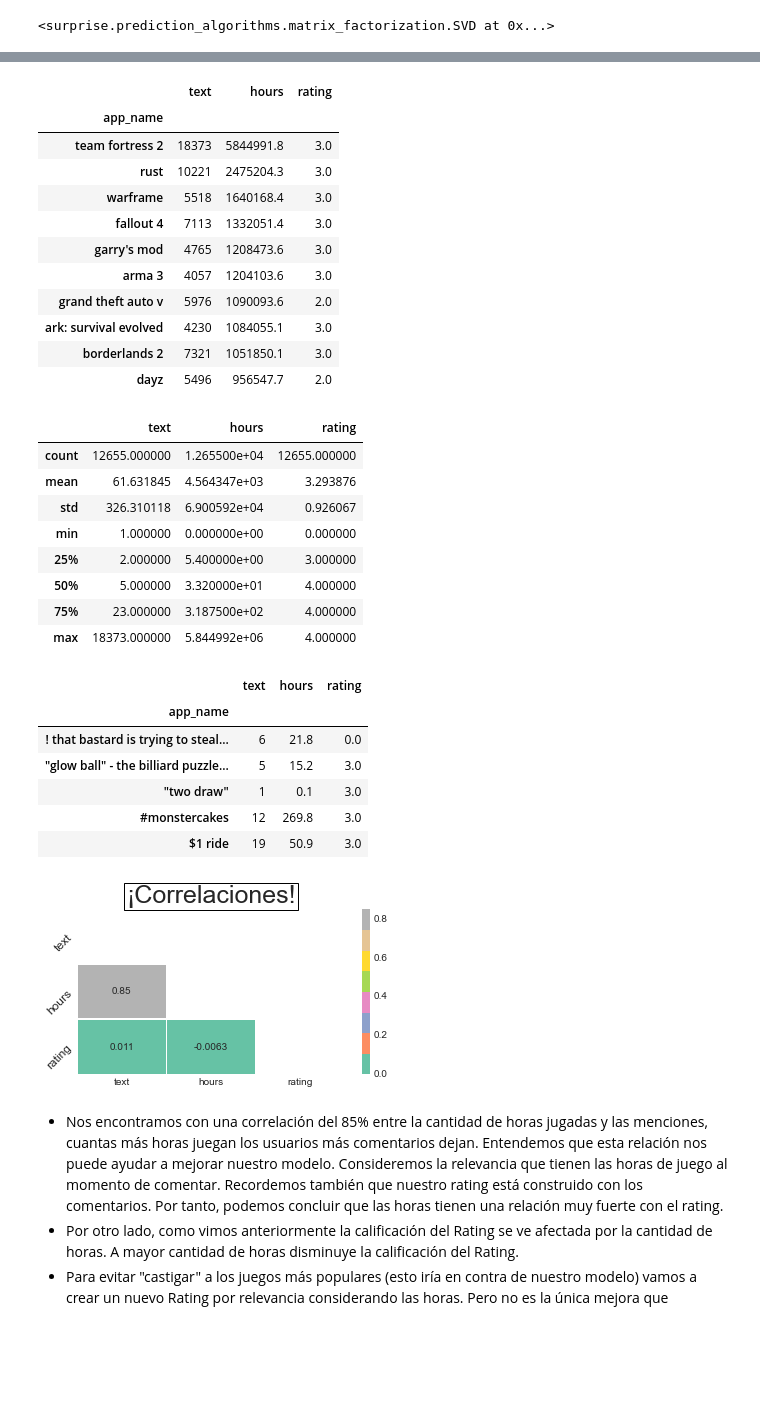
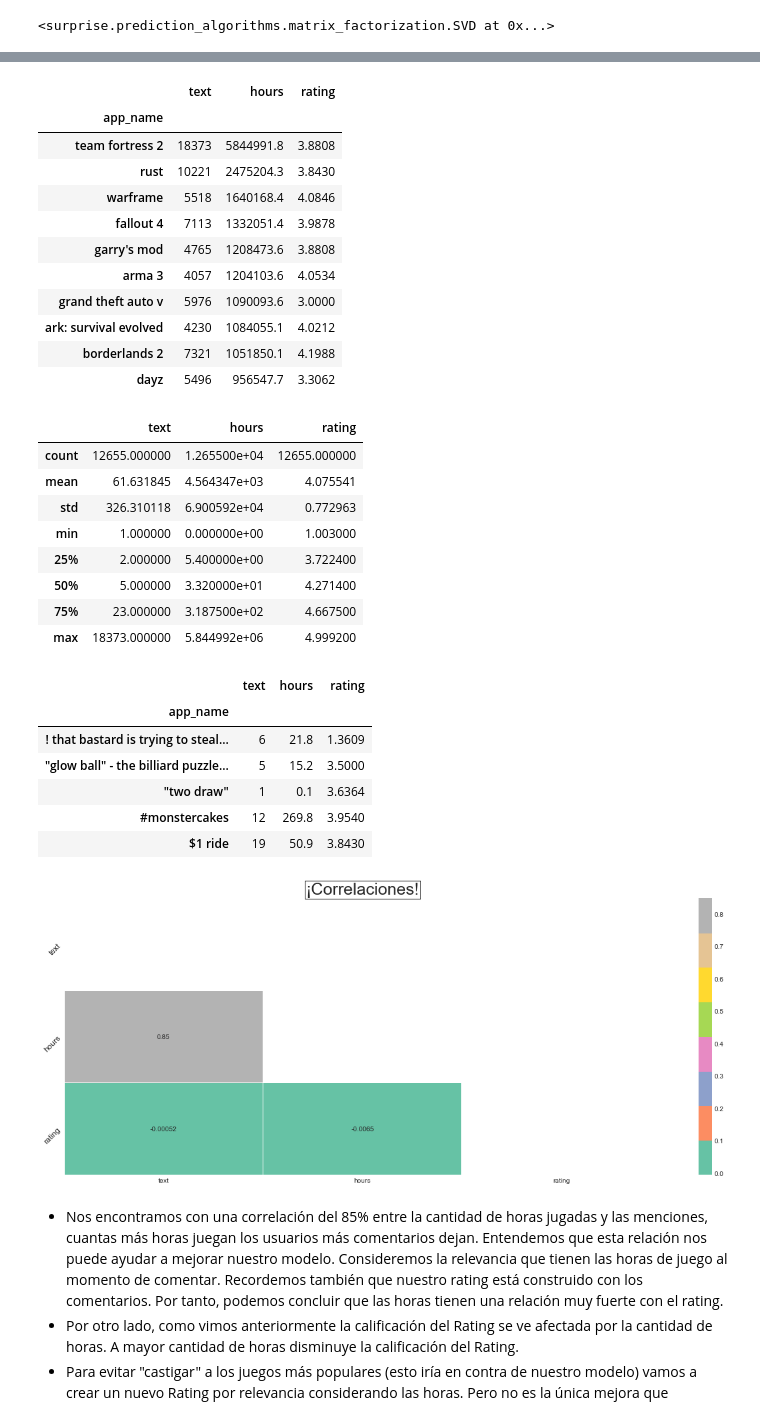
Before and after one commit to datosalaobra/ACAMICA_PROJECT_3, a Jupyter notebook: DiegoRodriguez_Proyecto_03_SR.ipynb, the cells around one changed output, grey strips where cells are left out. Cells and saved outputs as stored; diff of their text form; code cells hidden in the pictures; blank space fills up the shorter version.

```diff
--- a/DiegoRodriguez_Proyecto_03_SR.ipynb
+++ b/DiegoRodriguez_Proyecto_03_SR.ipynb
@@ -371,7 +345,7 @@ def polaridad(text):
 df['lemma_comments']=df['lemma_comments'].apply(polaridad)
 # %%
 # Reescalamos los datos decodificados de las reviews para obtener un "Rating de 5 estrellas".
-min_max_scaler = preprocessing.MinMaxScaler(feature_range=(0,5))
+min_max_scaler = preprocessing.MinMaxScaler(feature_range=(1,5))
 comentarios_lemma_scaled = min_max_scaler.fit_transform(df[['lemma_comments']])
 df_comentarios_lemma_scaled = pd.DataFrame(comentarios_lemma_scaled)
 # Agregamos la columna de rating de 5 estrellas.
@@ -447,11 +421,11 @@ Cantidad de filas y columnas: (779951, 17)
 * ¿Cuantos juegos hay en total?, ¿Y usuarios?, ¿Cuantos usuarios únicos tenemos?, ¿Cuantas calificaciones totales tenemos?
 # %%
 # Echemos un vistazo a la extensión del conjunto de datos y las calificaciones de los usuarios para responder nuestras preguntas iniciales.
-df.rating = df.rating.astype(int)
+#df.rating = df.rating.astype(int)
 
 fig, ax = plt.subplots(figsize=[20,10])
 plt.style.use('seaborn-white')
-sns.histplot(data=df,y=df['rating'],ax=ax,bins=10, palette='Set2',multiple='dodge',
+sns.histplot(data=df,y=df['rating'],ax=ax,bins=9, color='red', label='rating',palette='Set2',multiple='dodge',
              element='step',stat='density', common_norm=False)
 
 # get movie count
@@ -788,29 +839,29 @@ top_coments.sort_values('hours',ascending=False).head(10)
 # %% [output]
 |  | text | hours | rating |
 | app_name |  |  |  |
-| team fortress 2 | 18373 | 5844991.8 | 3.0 |
-| rust | 10221 | 2475204.3 | 3.0 |
-| warframe | 5518 | 1640168.4 | 3.0 |
-| fallout 4 | 7113 | 1332051.4 | 3.0 |
-| garry's mod | 4765 | 1208473.6 | 3.0 |
-| arma 3 | 4057 | 1204103.6 | 3.0 |
-| grand theft auto v | 5976 | 1090093.6 | 2.0 |
-| ark: survival evolved | 4230 | 1084055.1 | 3.0 |
-| borderlands 2 | 7321 | 1051850.1 | 3.0 |
-| dayz | 5496 | 956547.7 | 2.0 |
+| team fortress 2 | 18373 | 5844991.8 | 3.8808 |
+| rust | 10221 | 2475204.3 | 3.8430 |
+| warframe | 5518 | 1640168.4 | 4.0846 |
+| fallout 4 | 7113 | 1332051.4 | 3.9878 |
+| garry's mod | 4765 | 1208473.6 | 3.8808 |
+| arma 3 | 4057 | 1204103.6 | 4.0534 |
+| grand theft auto v | 5976 | 1090093.6 | 3.0000 |
+| ark: survival evolved | 4230 | 1084055.1 | 4.0212 |
+| borderlands 2 | 7321 | 1051850.1 | 4.1988 |
+| dayz | 5496 | 956547.7 | 3.3062 |
 # %%
 # Imprimo los principales estadísticos.
 top_coments.describe()
 # %% [output]
 |  | text | hours | rating |
 | count | 12655.000000 | 1.265500e+04 | 12655.000000 |
-| mean | 61.631845 | 4.564347e+03 | 3.293876 |
-| std | 326.310118 | 6.900592e+04 | 0.926067 |
-| min | 1.000000 | 0.000000e+00 | 0.000000 |
-| 25% | 2.000000 | 5.400000e+00 | 3.000000 |
-| 50% | 5.000000 | 3.320000e+01 | 4.000000 |
-| 75% | 23.000000 | 3.187500e+02 | 4.000000 |
-| max | 18373.000000 | 5.844992e+06 | 4.000000 |
+| mean | 61.631845 | 4.564347e+03 | 4.075541 |
+| std | 326.310118 | 6.900592e+04 | 0.772963 |
+| min | 1.000000 | 0.000000e+00 | 1.003000 |
+| 25% | 2.000000 | 5.400000e+00 | 3.722400 |
+| 50% | 5.000000 | 3.320000e+01 | 4.271400 |
+| 75% | 23.000000 | 3.187500e+02 | 4.667500 |
+| max | 18373.000000 | 5.844992e+06 | 4.999200 |
 # %%
 # Creamos un nuevo dataset al que llamaremos: "TOP comentarios". Nos ayudara a enriquecer nuestro análisis.
 top_coments = pd.DataFrame(top_coments)
@@ -818,22 +869,23 @@ top_coments.head()
 # %% [output]
 |  | text | hours | rating |
 | app_name |  |  |  |
-| ! that bastard is trying to steal... | 6 | 21.8 | 0.0 |
-| "glow ball" - the billiard puzzle... | 5 | 15.2 | 3.0 |
-| "two draw" | 1 | 0.1 | 3.0 |
-| #monstercakes | 12 | 269.8 | 3.0 |
-| $1 ride | 19 | 50.9 | 3.0 |
+| ! that bastard is trying to steal... | 6 | 21.8 | 1.3609 |
+| "glow ball" - the billiard puzzle... | 5 | 15.2 | 3.5000 |
+| "two draw" | 1 | 0.1 | 3.6364 |
+| #monstercakes | 12 | 269.8 | 3.9540 |
+| $1 ride | 19 | 50.9 | 3.8430 |
 # %%
 # Realizo un mapa de calor para observar si encontramos alguna correlación
 correlacion =top_coments.corr()
 matrix=np.triu(correlacion)
+fig, ax = plt.subplots(figsize=[20,10])
 ax = sns.heatmap(correlacion,cmap='Set2', annot = True, linewidths=.5,mask=matrix)
 plt.subplots_adjust(top=0.7)
 ax.set_title ('¡Correlaciones!',fontsize=25,bbox={'facecolor':'1','pad':2})
 plt.tick_params(axis='y', labelrotation=45, labelsize =12)
 plt.show()
 # %% [output]
-[figure, old version]
+[figure, new version]
 # %% [markdown]
 * Nos encontramos con una correlación del 85% entre la cantidad de horas jugadas y las menciones, cuantas más horas juegan los usuarios más comentarios dejan. Entendemos que esta relación nos puede ayudar a mejorar nuestro modelo. Consideremos la relevancia que tienen las horas de juego al momento de comentar. Recordemos también que nuestro rating está construido con los comentarios. Por tanto, podemos concluir que las horas tienen una relación muy fuerte con el rating.
 * Por otro lado, como vimos anteriormente la calificación del Rating se ve afectada por la cantidad de horas. A mayor cantidad de horas disminuye la calificación del Rating.
```
Also changed, not shown: parts of 41 cells of this notebook.
